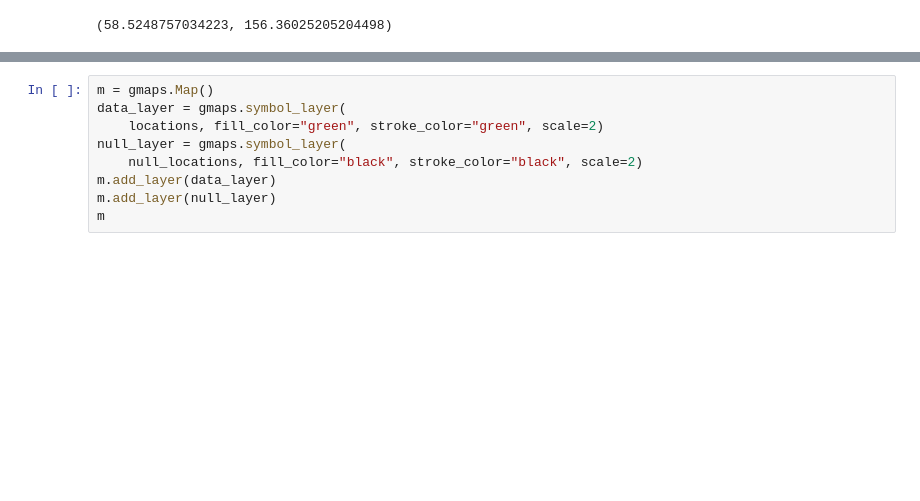
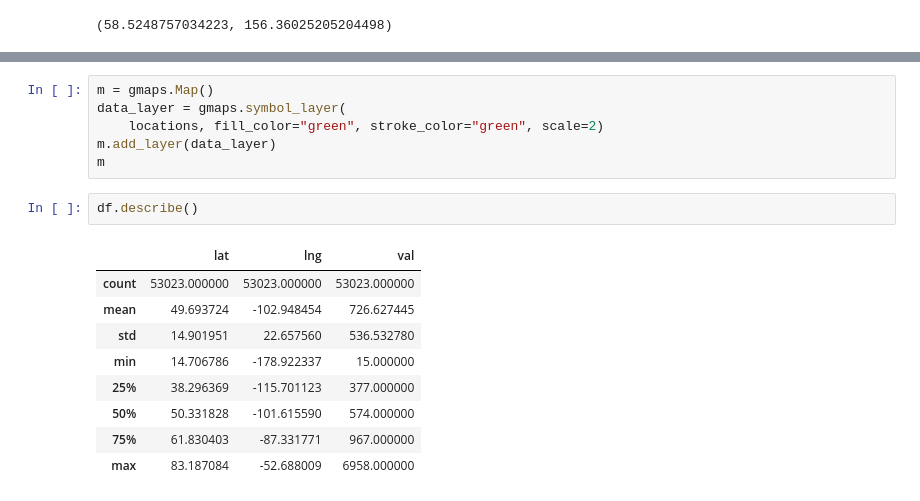
Before and after one commit to Sticksword/SpaceApps2017, a Jupyter notebook: ipynotebooks/Parse NASA Weather Data.ipynb, the cells around one changed output, grey strips where cells are left out. Drawn from its saved outputs; the diff is of its cells as text; blank space fills up the shorter version.

```diff
--- a/ipynotebooks/Parse NASA Weather Data.ipynb
+++ b/ipynotebooks/Parse NASA Weather Data.ipynb
@@ -42,8 +81,17 @@ for x_lon in range(0,7814, 250):
 m = gmaps.Map()
 data_layer = gmaps.symbol_layer(
     locations, fill_color="green", stroke_color="green", scale=2)
-null_layer = gmaps.symbol_layer(
-    null_locations, fill_color="black", stroke_color="black", scale=2)
 m.add_layer(data_layer)
-m.add_layer(null_layer)
 m
+# %%
+df.describe()
+# %% [output]
+|  | lat | lng | val |
+| count | 53023.000000 | 53023.000000 | 53023.000000 |
+| mean | 49.693724 | -102.948454 | 726.627445 |
+| std | 14.901951 | 22.657560 | 536.532780 |
+| min | 14.706786 | -178.922337 | 15.000000 |
+| 25% | 38.296369 | -115.701123 | 377.000000 |
+| 50% | 50.331828 | -101.615590 | 574.000000 |
+| 75% | 61.830403 | -87.331771 | 967.000000 |
+| max | 83.187084 | -52.688009 | 6958.000000 |
```
Also changed, not shown: parts of 13 cells of this notebook, 4 other files.
